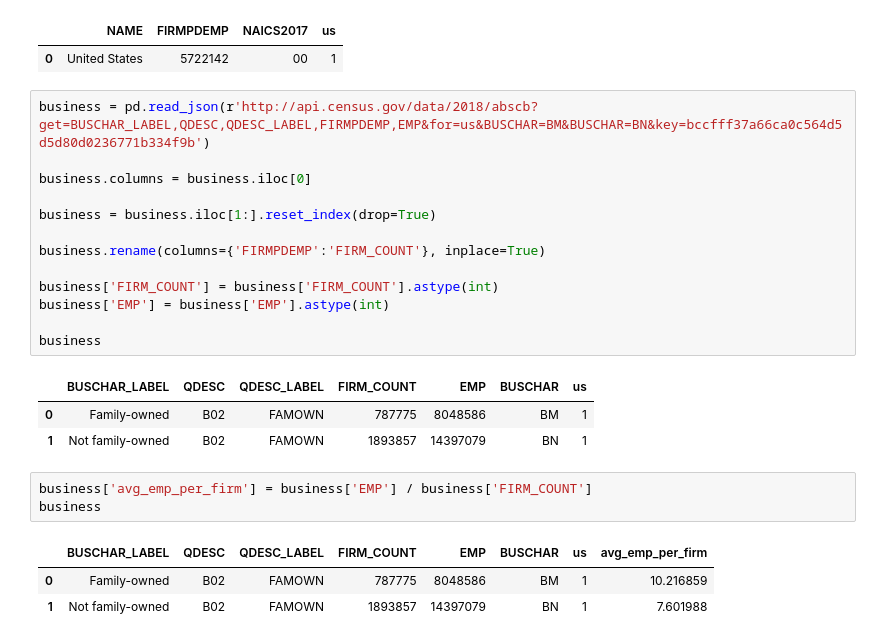
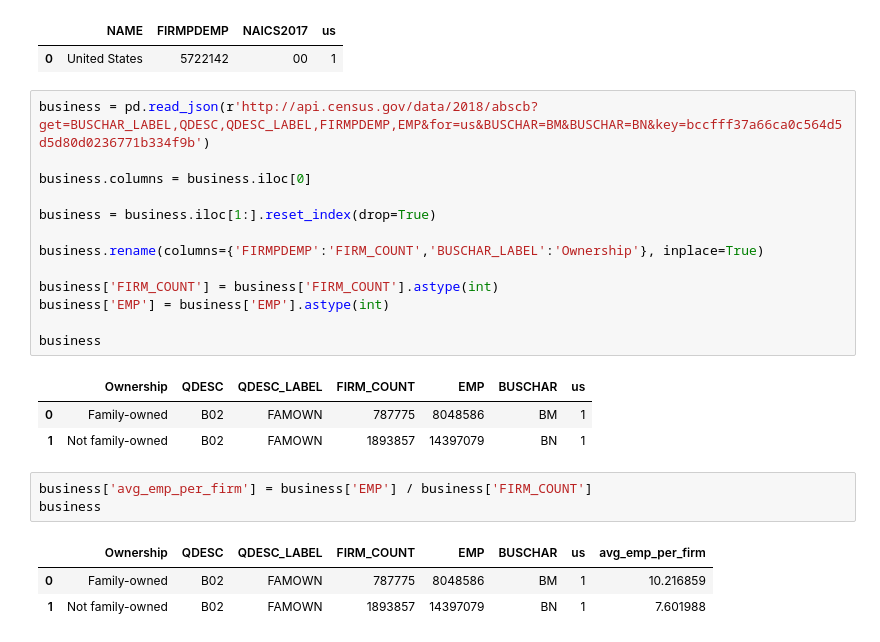
Before and after one commit to jmillerdev10/M08_assessment_group2, a Jupyter notebook: assessment_notebook_us.ipynb, the cells around one changed output. Cells and saved outputs as stored; diff of their text form.

```diff
--- a/assessment_notebook_us.ipynb
+++ b/assessment_notebook_us.ipynb
@@ -17,25 +17,25 @@ company
 # %%
 business = pd.read_json(r'http://api.census.gov/data/2018/abscb?get=BUSCHAR_LABEL,QDESC,QDESC_LABEL,FIRMPDEMP,EMP&for=us&BUSCHAR=BM&BUSCHAR=BN&key=bccfff37a66ca0c564d5d5d80d0236771b334f9b')
 
 business.columns = business.iloc[0]
 
 business = business.iloc[1:].reset_index(drop=True)
 
-business.rename(columns={'FIRMPDEMP':'FIRM_COUNT'}, inplace=True)
+business.rename(columns={'FIRMPDEMP':'FIRM_COUNT','BUSCHAR_LABEL':'Ownership'}, inplace=True)
 
 business['FIRM_COUNT'] = business['FIRM_COUNT'].astype(int)
 business['EMP'] = business['EMP'].astype(int)
 
 business
 # %% [output]
-|  | BUSCHAR_LABEL | QDESC | QDESC_LABEL | FIRM_COUNT | EMP | BUSCHAR | us |
+|  | Ownership | QDESC | QDESC_LABEL | FIRM_COUNT | EMP | BUSCHAR | us |
 | 0 | Family-owned | B02 | FAMOWN | 787775 | 8048586 | BM | 1 |
 | 1 | Not family-owned | B02 | FAMOWN | 1893857 | 14397079 | BN | 1 |
 # %%
 business['avg_emp_per_firm'] = business['EMP'] / business['FIRM_COUNT']
 business
 # %% [output]
-|  | BUSCHAR_LABEL | QDESC | QDESC_LABEL | FIRM_COUNT | EMP | BUSCHAR | us | avg_emp_per_firm |
+|  | Ownership | QDESC | QDESC_LABEL | FIRM_COUNT | EMP | BUSCHAR | us | avg_emp_per_firm |
 | 0 | Family-owned | B02 | FAMOWN | 787775 | 8048586 | BM | 1 | 10.216859 |
 | 1 | Not family-owned | B02 | FAMOWN | 1893857 | 14397079 | BN | 1 | 7.601988 |
 # %%
```
Also changed, not shown: parts of 13 cells of this notebook, 3 other files.
